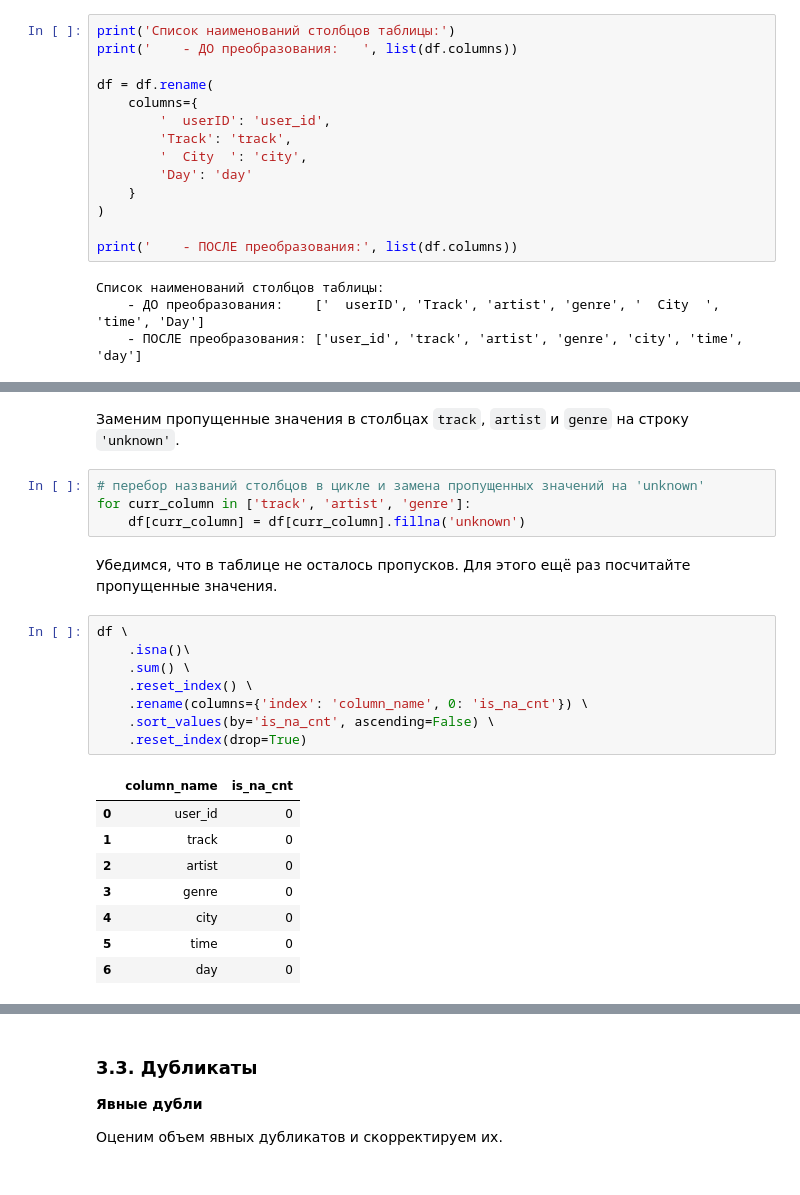
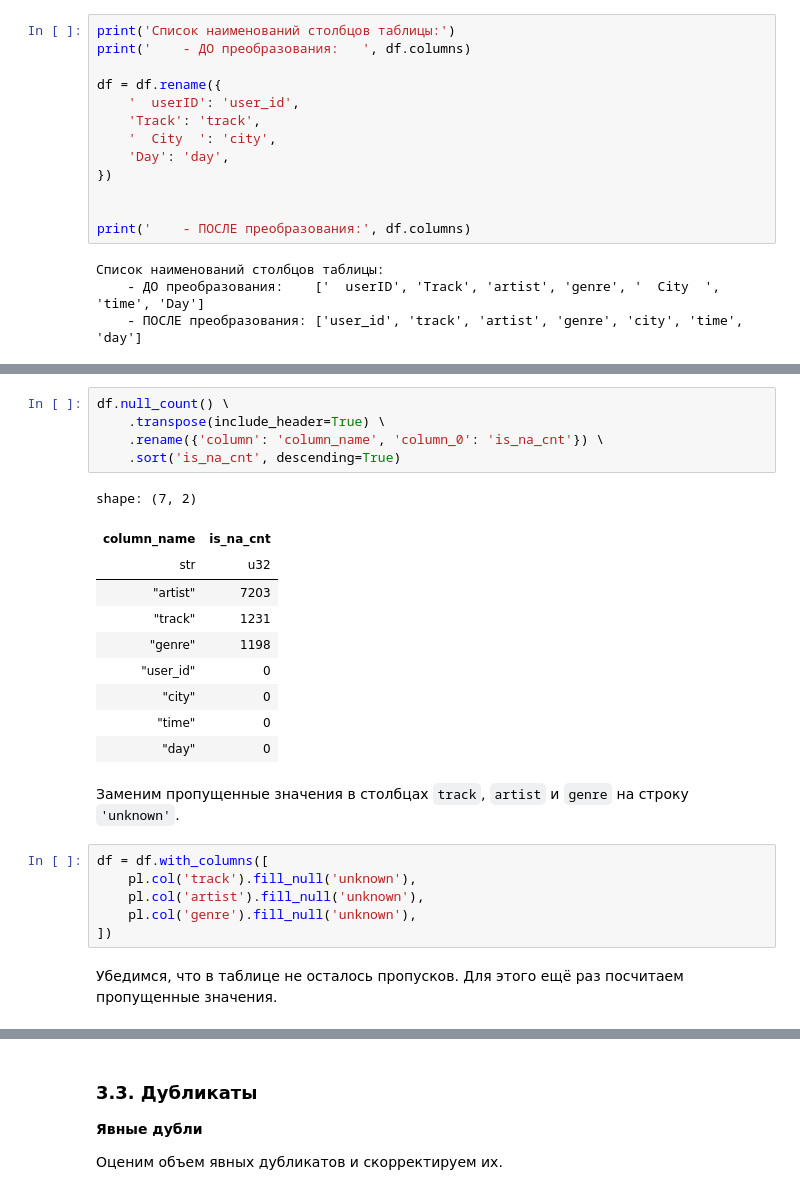
Before and after one commit to vagan-avagyan/yandex_practicum_ds, a Jupyter notebook: Projects. 1. Base Python.ipynb, the cells around one changed output, grey strips where cells are left out. Drawn from its saved outputs; the diff is of its cells as text.

```diff
--- a/Projects. 1. Base Python.ipynb
+++ b/Projects. 1. Base Python.ipynb
@@ -95,18 +96,17 @@ memory usage: 3.5+ MB
 Исправим стиль наименований атрибутов таблицы.
 # %%
 print('Список наименований столбцов таблицы:')
-print('    - ДО преобразования:   ', list(df.columns))
+print('    - ДО преобразования:   ', df.columns)
 
-df = df.rename(
-    columns={
-        '  userID': 'user_id',
-        'Track': 'track',
-        '  City  ': 'city',
-        'Day': 'day'
-    }
-)
+df = df.rename({
+    '  userID': 'user_id',
+    'Track': 'track',
+    '  City  ': 'city',
+    'Day': 'day',
+})
 
-print('    - ПОСЛЕ преобразования:', list(df.columns))
+
+print('    - ПОСЛЕ преобразования:', df.columns)
 # %% [output]
 Список наименований столбцов таблицы:
     - ДО преобразования:    ['  userID', 'Track', 'artist', 'genre', '  City  ', 'time', 'Day']
@@ -141,25 +124,26 @@ df \
+# %%
+df.null_count() \
+    .transpose(include_header=True) \
+    .rename({'column': 'column_name', 'column_0': 'is_na_cnt'}) \
+    .sort('is_na_cnt', descending=True)
+# %% [output]
+shape: (7, 2)
+| column_name | is_na_cnt |
+| str | u32 |
+| "artist" | 7203 |
+| "track" | 1231 |
+| "genre" | 1198 |
+| "user_id" | 0 |
+| "city" | 0 |
+| "time" | 0 |
+| "day" | 0 |
 # %% [markdown]
 Заменим пропущенные значения в столбцах `track`, `artist` и `genre` на строку `'unknown'`.
-# %%
-# перебор названий столбцов в цикле и замена пропущенных значений на 'unknown'
-for curr_column in ['track', 'artist', 'genre']:
-    df[curr_column] = df[curr_column].fillna('unknown')
+# %%
+df = df.with_columns([
+    pl.col('track').fill_null('unknown'),
+    pl.col('artist').fill_null('unknown'),
+    pl.col('genre').fill_null('unknown'),
+])
 # %% [markdown]
-Убедимся, что в таблице не осталось пропусков. Для этого ещё раз посчитайте пропущенные значения.
+Убедимся, что в таблице не осталось пропусков. Для этого ещё раз посчитаем пропущенные значения.
-# %%
-df \
-    .isna()\
-    .sum() \
-    .reset_index() \
-    .rename(columns={'index': 'column_name', 0: 'is_na_cnt'}) \
-    .sort_values(by='is_na_cnt', ascending=False) \
-    .reset_index(drop=True)
-# %% [output]
-|  | column_name | is_na_cnt |
-| 0 | user_id | 0 |
-| 1 | track | 0 |
-| 2 | artist | 0 |
-| 3 | genre | 0 |
-| 4 | city | 0 |
-| 5 | time | 0 |
-| 6 | day | 0 |
```
Also changed, not shown: parts of 65 cells of this notebook, 2 other files.
